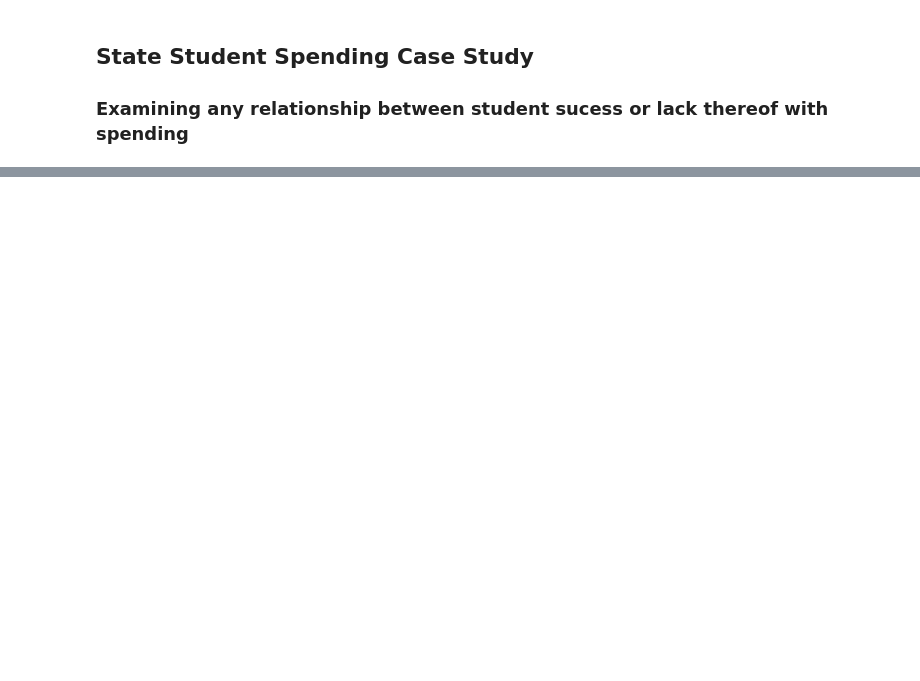
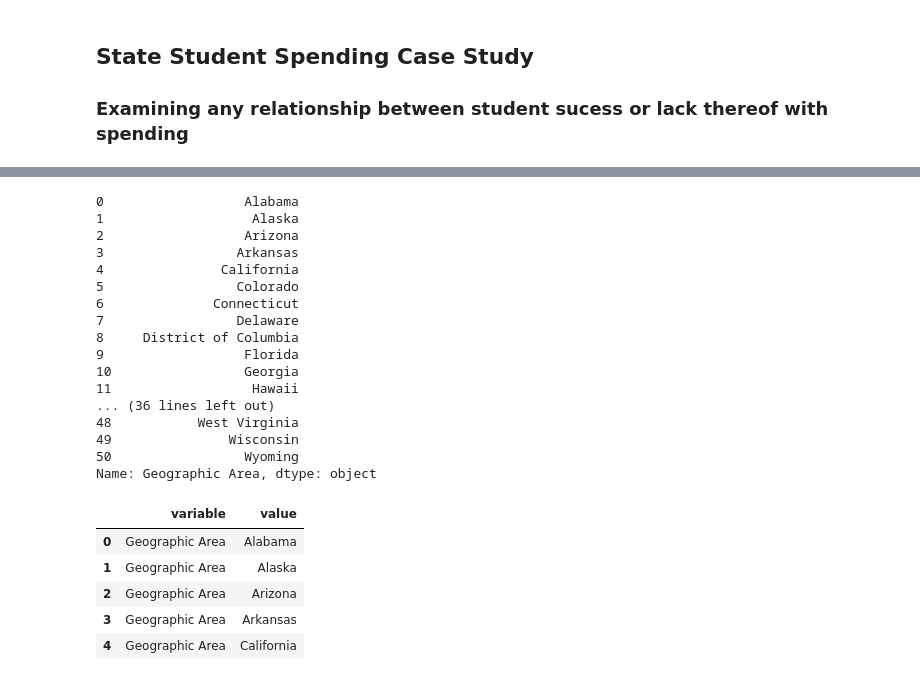
Before and after one commit to shayleelaura/Independent_Capstone, a Jupyter notebook: State Student Spending Case Study.ipynb, the cells around one changed output, grey strips where cells are left out. Cells and saved outputs as stored; diff of their text form; code cells hidden in the pictures; blank space fills up the shorter version.

```diff
--- a/State Student Spending Case Study.ipynb
+++ b/State Student Spending Case Study.ipynb
@@ -67,0 +195,4 @@ Pop.head()
+# %%
+#Clean up last bit of nonesense at bottom of file
+Pop = Pop.drop([51,52,53,54,55,56,57])
+print(Pop['Geographic Area'])
@@ -67,0 +217,30 @@ Pop.head()
+# %%
+#Flip Columns
+columnname = Pop['Geographic Area']
+print(columnname)
+Pop = pd.melt(Pop)
+Pop.head()
+# %% [output]
+0                  Alabama
+1                   Alaska
+2                  Arizona
+3                 Arkansas
+4               California
+5                 Colorado
+6              Connecticut
+7                 Delaware
+8     District of Columbia
+9                  Florida
+10                 Georgia
+11                  Hawaii
+... (36 lines left out)
+48           West Virginia
+49               Wisconsin
+50                 Wyoming
+Name: Geographic Area, dtype: object
+|  | variable | value |
+| 0 | Geographic Area | Alabama |
+| 1 | Geographic Area | Alaska |
+| 2 | Geographic Area | Arizona |
+| 3 | Geographic Area | Arkansas |
+| 4 | Geographic Area | California |
```
Also changed, not shown: parts of 14 cells of this notebook, 1 other file.
